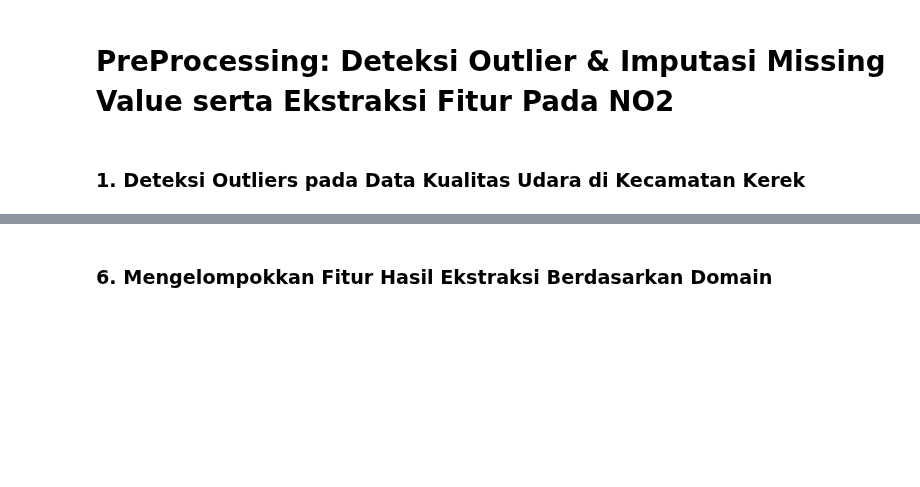
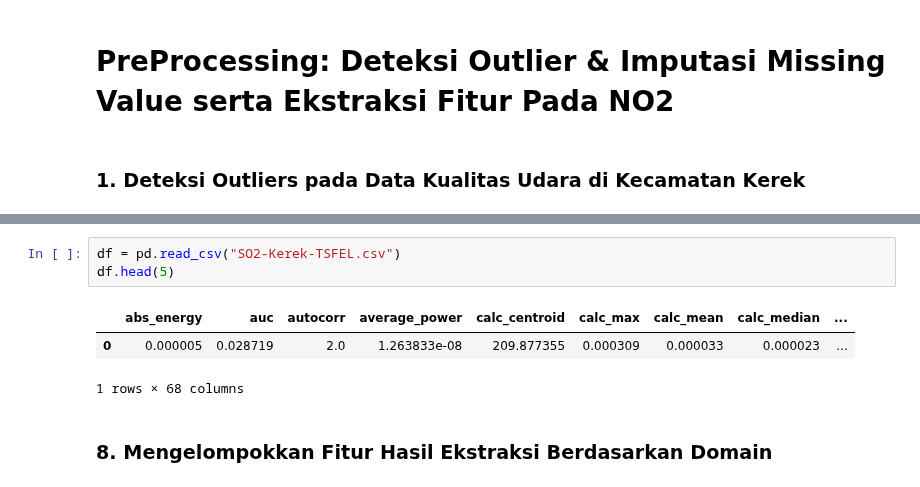
Before and after one commit to NURHABIBATULUMAH/PSD, a Jupyter notebook: _sources/kerek/ekstraksi-fitur.ipynb, the cells around one changed output, grey strips where cells are left out. Cells and saved outputs as stored; diff of their text form; blank space fills up the shorter version.

```diff
--- a/_sources/kerek/ekstraksi-fitur.ipynb
+++ b/_sources/kerek/ekstraksi-fitur.ipynb
@@ -249,5 +623,12 @@ df.head(5)
+# %%
+df = pd.read_csv("SO2-Kerek-TSFEL.csv")
+df.head(5)
+# %% [output]
+|  | abs_energy | auc | autocorr | average_power | calc_centroid | calc_max | calc_mean | calc_median | ... |
+| 0 | 0.000005 | 0.028719 | 2.0 | 1.263833e-08 | 209.877355 | 0.000309 | 0.000033 | 0.000023 | ... |
+1 rows × 68 columns
 # %% [markdown]
-### 6. Mengelompokkan Fitur Hasil Ekstraksi Berdasarkan Domain
+### 8. Mengelompokkan Fitur Hasil Ekstraksi Berdasarkan Domain
 # %%
 import pandas as pd
 
```
Also changed, not shown: parts of 23 cells of this notebook, 55 other files.
